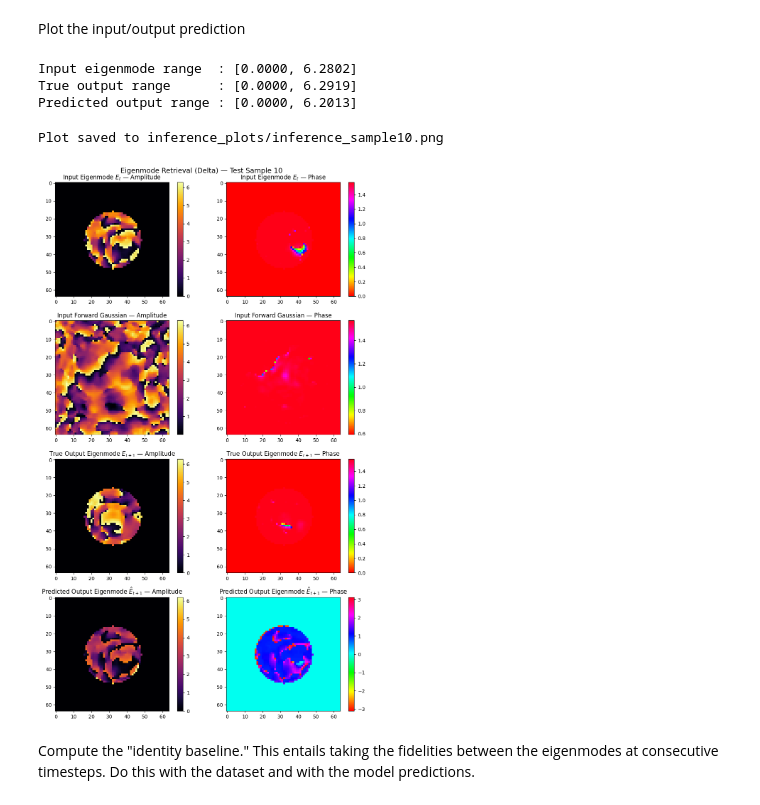
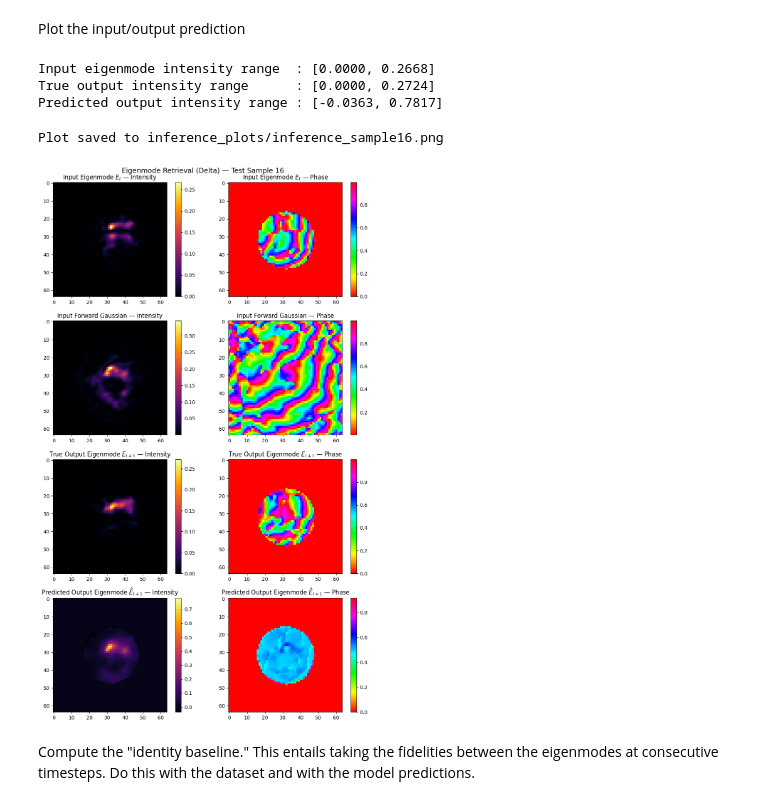
Before and after one commit to LukasScarfe/Eigen, a Jupyter notebook: fno_eigenmode.ipynb, the cells around one changed output. Drawn from its saved outputs; the diff is of its cells as text; code cells hidden in the pictures.

```diff
--- a/fno_eigenmode.ipynb
+++ b/fno_eigenmode.ipynb
@@ -508,7 +488,7 @@ IndexError: index 6 is out of bounds for axis 2 with size 6
 # %% [markdown]
 Prepare the dataset for training/test
 # %%
-n_total = int(0.50*X.shape[0])
+n_total = int(1.0*X.shape[0])
 n_train = int(0.85*n_total)
 batch_size = 10
 
@@ -520,5 +500,5 @@ y_test = Y[n_train:n_total]
 
 N = x_train.shape[2]
 
-training_set = DataLoader(TensorDataset(x_train, y_train), batch_size=batch_size, shuffle=True)
+training_set = DataLoader(TensorDataset(x_train, y_train), batch_size=batch_size, shuffle=False)
 testing_set = DataLoader(TensorDataset(x_test, y_test), batch_size=batch_size, shuffle=False)
@@ -827,7 +993,7 @@ checkpoint["fno_architecture"]
 Plot the input/output prediction
 # %%
 
-sample_index = 10
+sample_index = 16
 size = 0.45
 lensSize = size / 4
 
@@ -839,61 +1005,63 @@ with torch.no_grad():
     # FNO predicts ΔE; apply aperture
     delta_pred = torch_circ_aperture(fno(input_sample), size=size, lensSize=lensSize)  # (1, H, W, 2)
 
-# --- Extract eigenmode at t from input (channels 0, 1) ---
-input_np       = x_test[sample_index].cpu().numpy()          # (H, W, 6)
-eigenmode_in_r = input_np[..., 0]                            # E_t real
-eigenmode_in_i = input_np[..., 1]                            # E_t imag
-eigenmode_in   = eigenmode_in_r + 1j * eigenmode_in_i
-gaussian_fwd   = input_np[..., 2] + 1j * input_np[..., 3]   # Gaussian forward
+# --- Extract eigenmode intensity/phase at t from input (channels 0, 1) ---
+input_np           = x_test[sample_index].cpu().numpy()          # (H, W, 6 or 11)
+eigenmode_in_i      = input_np[..., 0]                            # normalised intensity at t
+eigenmode_in_p      = input_np[..., 1]                            # normalised phase at t
+fwd_intensity_in    = input_np[..., 2]                            # forward probe intensity at t
+fwd_phase_in        = input_np[..., 3]                            # forward probe phase at t
 
-# --- Reconstruct true E_{t+1} = E_t + ΔE_true ---
-delta_true_np  = y_test[sample_index].cpu().numpy()          # (H, W, 2) — true ΔE
-eigenmode_true = (eigenmode_in_r + delta_true_np[..., 0]) + 1j * (eigenmode_in_i + delta_true_np[..., 1])
+# --- Reconstruct true (intensity, phase) at t+1 = (t) + Δtrue ---
+delta_true_np   = y_test[sample_index].cpu().numpy()          # (H, W, 2) — true [Δintensity, Δphase]
+eigenmode_true_i = eigenmode_in_i + delta_true_np[..., 0]
+eigenmode_true_p = eigenmode_in_p + delta_true_np[..., 1]
 
-# --- Reconstruct predicted E_{t+1} = E_t + ΔE_pred ---
-delta_pred_np  = delta_pred.squeeze(0).cpu().numpy()         # (H, W, 2) — predicted ΔE
-eigenmode_pred = (eigenmode_in_r + delta_pred_np[..., 0]) + 1j * (eigenmode_in_i + delta_pred_np[..., 1])
+# --- Reconstruct predicted (intensity, phase) at t+1 = (t) + Δpred ---
+delta_pred_np    = delta_pred.squeeze(0).cpu().numpy()         # (H, W, 2) — predicted [Δintensity, Δphase]
+eigenmode_pred_i = eigenmode_in_i + delta_pred_np[..., 0]
+eigenmode_pred_p = eigenmode_in_p + delta_pred_np[..., 1]
 
-print(f"Input eigenmode range  : [{np.abs(eigenmode_in).min():.4f}, {np.abs(eigenmode_in).max():.4f}]")
-print(f"True output range      : [{np.abs(eigenmode_true).min():.4f}, {np.abs(eigenmode_true).max():.4f}]")
-print(f"Predicted output range : [{np.abs(eigenmode_pred).min():.4f}, {np.abs(eigenmode_pred).max():.4f}]")
+print(f"Input eigenmode intensity range  : [{eigenmode_in_i.min():.4f}, {eigenmode_in_i.max():.4f}]")
+print(f"True output intensity range      : [{eigenmode_true_i.min():.4f}, {eigenmode_true_i.max():.4f}]")
+print(f"Predicted output intensity range : [{eigenmode_pred_i.min():.4f}, {eigenmode_pred_i.max():.4f}]")
 # %% [output]
-Input eigenmode range  : [0.0000, 6.2802]
-True output range      : [0.0000, 6.2919]
-Predicted output range : [0.0000, 6.2013]
+Input eigenmode intensity range  : [0.0000, 0.2668]
+True output intensity range      : [0.0000, 0.2724]
+Predicted output intensity range : [-0.0363, 0.7817]
 # %%
 
 # --- Plot reconstructed fields ---
 fig, axes = plt.subplots(4, 2, figsize=(10, 16))
 fig.suptitle(f"Eigenmode Retrieval (Delta) — Test Sample {sample_index}", fontsize=14)
 
 rows = [
-    (eigenmode_in,   "Input Eigenmode $E_t$"),
-    (gaussian_fwd,   "Input Forward Gaussian"),
-    (eigenmode_true, "True Output Eigenmode $E_{t+1}$"),
-    (eigenmode_pred, "Predicted Output Eigenmode $\hat{E}_{t+1}$"),
+    ((eigenmode_in_i,   eigenmode_in_p),   "Input Eigenmode $E_t$"),
+    ((fwd_intensity_in, fwd_phase_in),     "Input Forward Gaussian"),
+    ((eigenmode_true_i, eigenmode_true_p), "True Output Eigenmode $E_{t+1}$"),
+    ((eigenmode_pred_i, eigenmode_pred_p), "Predicted Output Eigenmode $\\hat{E}_{t+1}$"),
 ]
 
-for i, (field, title) in enumerate(rows):
-    im_amp = axes[i, 0].imshow(np.abs(field), cmap='inferno')
-    axes[i, 0].set_title(f"{title} — Amplitude")
-    plt.colorbar(im_amp, ax=axes[i, 0])
+for i, ((intensity, phase), title) in enumerate(rows):
+    im_int = axes[i, 0].imshow(intensity, cmap='inferno')
+    axes[i, 0].set_title(f"{title} — Intensity")
+    plt.colorbar(im_int, ax=axes[i, 0])
 
-    im_ph = axes[i, 1].imshow(np.angle(field), cmap='hsv')
+    im_ph = axes[i, 1].imshow(phase, cmap='hsv')
     axes[i, 1].set_title(f"{title} — Phase")
     plt.colorbar(im_ph, ax=axes[i, 1])
 
 plt.tight_layout()
 
 plots_dir = "inference_plots"
 os.makedirs(plots_dir, exist_ok=True)
 fig.savefig(os.path.join(plots_dir, f"inference_sample{sample_index}.png"), dpi=150, bbox_inches="tight")
 print(f"Plot saved to {plots_dir}/inference_sample{sample_index}.png")
 
 plt.show()
 # %% [output]
-Plot saved to inference_plots/inference_sample10.png
+Plot saved to inference_plots/inference_sample16.png
-[figure, old version]
+[figure, new version]
 # %% [markdown]
 Compute the "identity baseline." This entails taking the fidelities between the eigenmodes at consecutive timesteps. Do this with the dataset and with the model predictions.
 # %%
```
Also changed, not shown: parts of 15 cells of this notebook, 2 other files.
